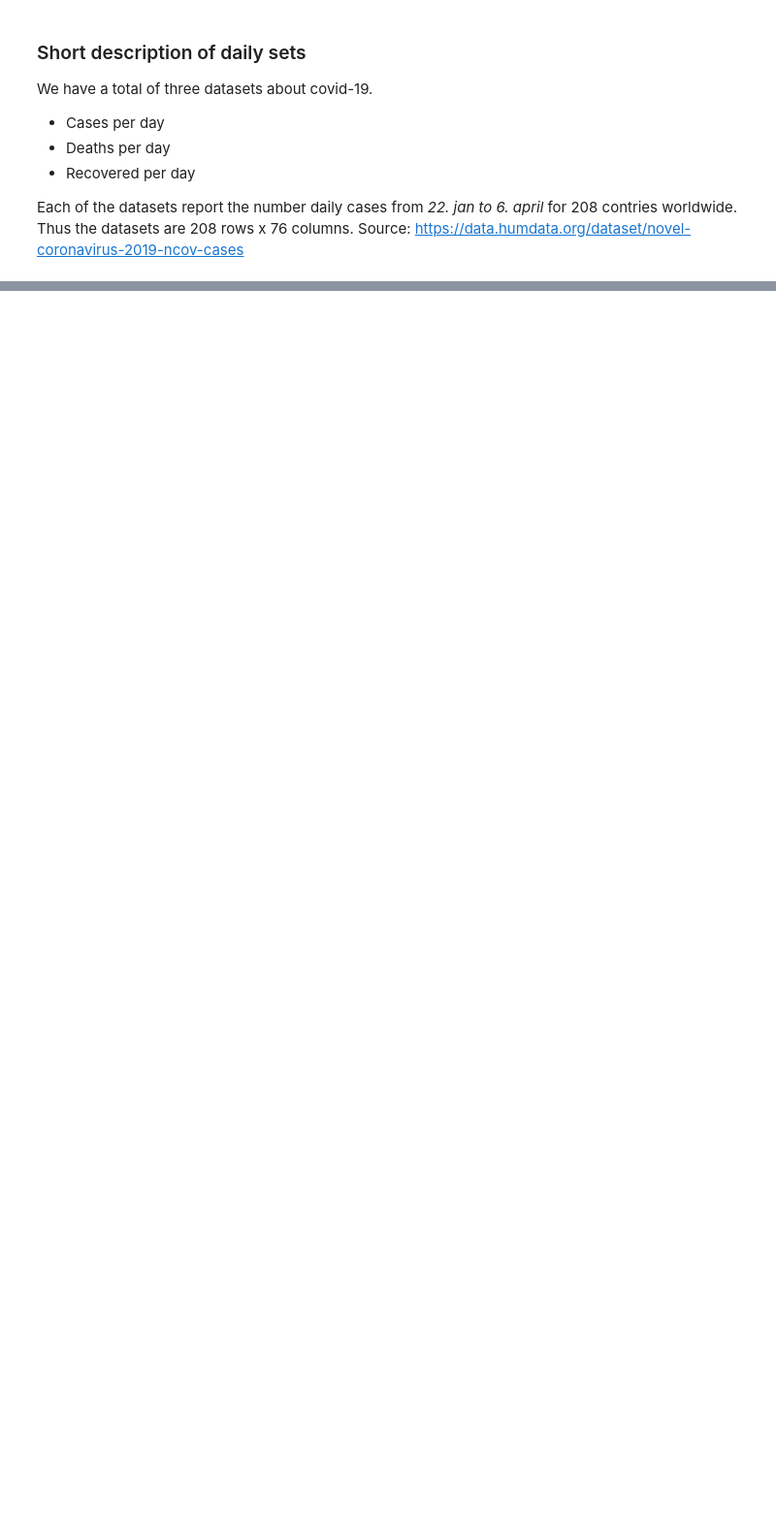
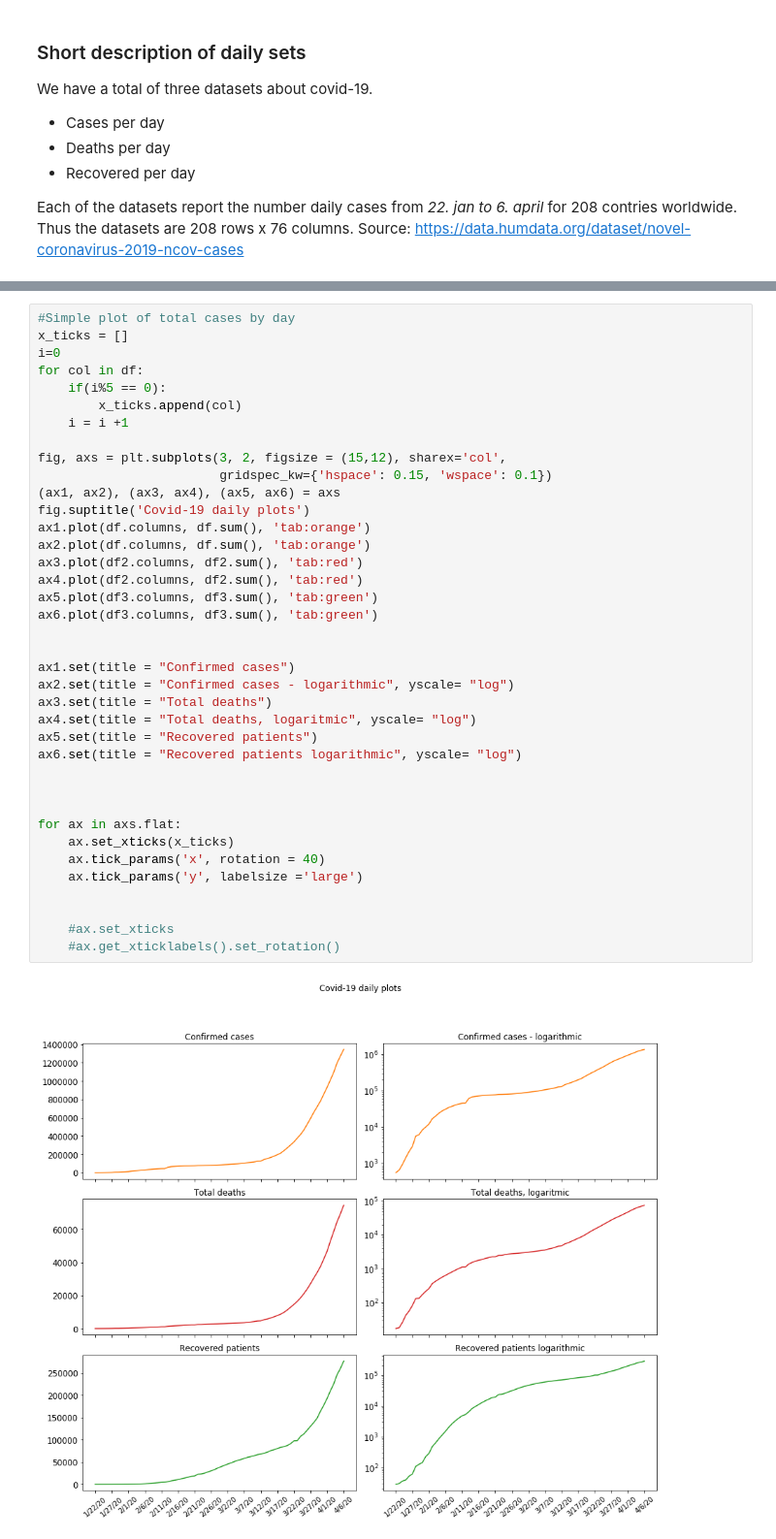
Before and after one commit to Sterris/viz_project, a Jupyter notebook: datasets/jakob_homework.ipynb, the cells around one changed output, grey strips where cells are left out. Shown: that part at 97% size. Cells and saved outputs as stored; diff of their text form; blank space fills up the shorter version.

```diff
--- a/datasets/jakob_homework.ipynb
+++ b/datasets/jakob_homework.ipynb
@@ -97,0 +117,40 @@ plt.show()
+# %%
+#Simple plot of total cases by day
+x_ticks = []
+i=0
+for col in df:
+    if(i%5 == 0):
+        x_ticks.append(col)
+    i = i +1
+
+fig, axs = plt.subplots(3, 2, figsize = (15,12), sharex='col',
+                        gridspec_kw={'hspace': 0.15, 'wspace': 0.1})
+(ax1, ax2), (ax3, ax4), (ax5, ax6) = axs
+fig.suptitle('Covid-19 daily plots')
+ax1.plot(df.columns, df.sum(), 'tab:orange')
+ax2.plot(df.columns, df.sum(), 'tab:orange')
+ax3.plot(df2.columns, df2.sum(), 'tab:red')
+ax4.plot(df2.columns, df2.sum(), 'tab:red')
+ax5.plot(df3.columns, df3.sum(), 'tab:green')
+ax6.plot(df3.columns, df3.sum(), 'tab:green')
+
+
+ax1.set(title = "Confirmed cases")
+ax2.set(title = "Confirmed cases - logarithmic", yscale= "log")
+ax3.set(title = "Total deaths")
+ax4.set(title = "Total deaths, logaritmic", yscale= "log")
+ax5.set(title = "Recovered patients")
+ax6.set(title = "Recovered patients logarithmic", yscale= "log")
+
+
+
+for ax in axs.flat:
+    ax.set_xticks(x_ticks)
+    ax.tick_params('x', rotation = 40)
+    ax.tick_params('y', labelsize ='large')
+
+
+    #ax.set_xticks
+    #ax.get_xticklabels().set_rotation()
+# %% [output]
+[figure, added]
```
Also changed, not shown: parts of 2 cells of this notebook.
